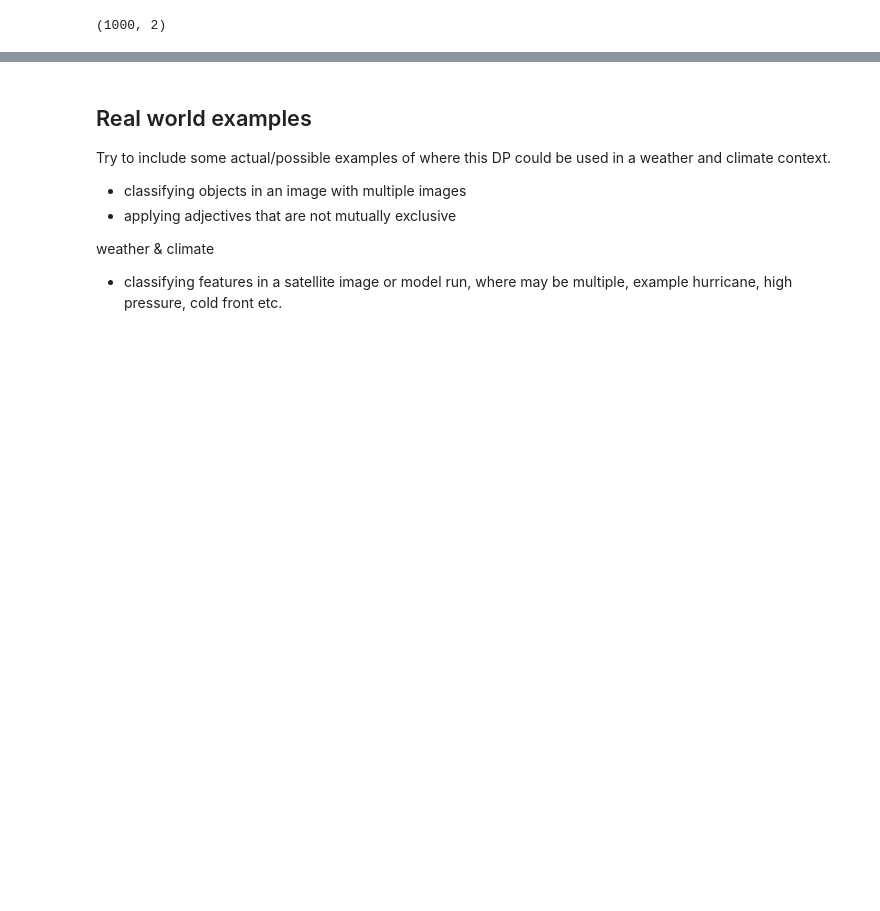
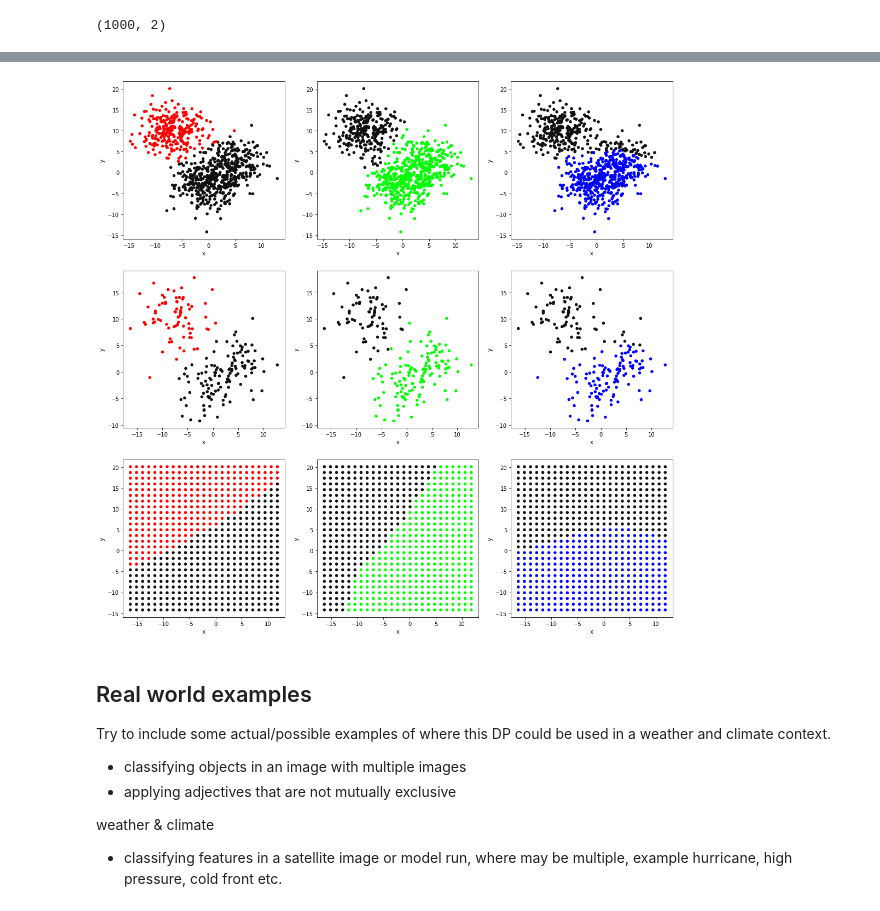
Before and after one commit to MetOffice/data_science_cop, a Jupyter notebook: further_ml_examples/design_patterns/dp6_ch3_multilabel.ipynb, the cells around one changed output, grey strips where cells are left out. Drawn from its saved outputs; the diff is of its cells as text; code cells hidden in the pictures; blank space fills up the shorter version.

```diff
--- a/further_ml_examples/design_patterns/dp6_ch3_multilabel.ipynb
+++ b/further_ml_examples/design_patterns/dp6_ch3_multilabel.ipynb
@@ -181,3 +134,10 @@ _ = df.plot(ax=ax1,kind='scatter',x='x',y='y',c='label',
+# %%
+val_ranges=[(min(X[:,ix1]), max(X[:,ix1])) for ix1 in range(0,X.shape[1])]
+grid_x, grid_y = numpy.meshgrid( numpy.arange(val_ranges[0][0], val_ranges[0][1], (val_ranges[0][1] - val_ranges[0][0]) / grid_size),
+               numpy.arange(val_ranges[1][0], val_ranges[1][1], (val_ranges[1][1] - val_ranges[1][0]) / grid_size))
+grid_x = grid_x.flatten()
+grid_y = grid_y.flatten()
+X_grid = numpy.concatenate([grid_x.reshape(grid_x.shape[0],1), grid_y.reshape(grid_y.shape[0],1)], axis=1)
 # %%
 # Note we're using sigmoid output with binary_crossentropy loss
 model = tf.keras.models.Sequential()
@@ -189,7 +162,9 @@ model.compile(loss='binary_crossentropy', optimizer='adam', metrics=['accuracy']
+# %%
+threshold=0.5
 # %%
-model.fit(X,
-          y_mltlbl,
-          epochs=3,
+model.fit(X_train_scale,
+          y_train,
+          epochs=10,
           batch_size=16,
           validation_split=0.1)
 # %% [output]
@@ -202,3 +191,5 @@ Epoch 3/3
 <keras.callbacks.History at 0x...>
 # %%
-model.predict(X)
+y_pred_train = (model.predict(X_train_scale) > threshold).astype(int)
+y_pred_test = (model.predict(X_test_scale) > threshold).astype(int)
+y_pred_grid = (model.predict(X_grid_scale) > threshold).astype(int)
@@ -213,3 +212,61 @@ array([[0.44186756, 0.6414912 , 0.5372672 ],
+# %%
+# scatter plot, dots colored by class value
+fig1 = matplotlib.pyplot.figure('blobs', figsize=(18,18))
+df = pandas.DataFrame(dict(x=X_train[:, 0], y=X_train[:, 1], label=y_pred_train[:,0]))
+ax1 = fig1.add_subplot(3,3,1)
+_ = df.plot(ax=ax1,kind='scatter',x='x',y='y',c='label',
+            cmap=matplotlib.colors.ListedColormap(['#101010', '#FF0000']),
+            colorbar=False)
+
+df = pandas.DataFrame(dict(x=X_train[:, 0], y=X_train[:, 1], label=y_pred_train[:,1]))
+ax1 = fig1.add_subplot(3,3,2)
+_ = df.plot(ax=ax1,kind='scatter',x='x',y='y',c='label',
+            cmap=matplotlib.colors.ListedColormap(['#101010', '#00FF00']),
+            colorbar=False)
+
+df = pandas.DataFrame(dict(x=X_train[:, 0], y=X_train[:, 1], label=y_pred_train[:,2]))
+ax1 = fig1.add_subplot(3,3,3)
+_ = df.plot(ax=ax1,kind='scatter',x='x',y='y',c='label',
+            cmap=matplotlib.colors.ListedColormap(['#101010', '#0000FF']),
+            colorbar=False)
+
+df = pandas.DataFrame(dict(x=X_test[:, 0], y=X_test[:, 1], label=y_pred_test[:,0]))
+ax1 = fig1.add_subplot(3,3,4)
+_ = df.plot(ax=ax1,kind='scatter',x='x',y='y',c='label',
+            cmap=matplotlib.colors.ListedColormap(['#101010', '#FF0000']),
+            colorbar=False)
+
+df = pandas.DataFrame(dict(x=X_test[:, 0], y=X_test[:, 1], label=y_pred_test[:,1]))
+ax1 = fig1.add_subplot(3,3,5)
+_ = df.plot(ax=ax1,kind='scatter',x='x',y='y',c='label',
+            cmap=matplotlib.colors.ListedColormap(['#101010', '#00FF00']),
+            colorbar=False)
+
+df = pandas.DataFrame(dict(x=X_test[:, 0], y=X_test[:, 1], label=y_pred_test[:,2]))
+ax1 = fig1.add_subplot(3,3,6)
+_ = df.plot(ax=ax1,kind='scatter',x='x',y='y',c='label',
+            cmap=matplotlib.colors.ListedColormap(['#101010', '#0000FF']),
+            colorbar=False)
+
+df = pandas.DataFrame(dict(x=X_grid[:, 0], y=X_grid[:, 1], label=y_pred_grid[:,0]))
+ax1 = fig1.add_subplot(3,3,7)
+_ = df.plot(ax=ax1,kind='scatter',x='x',y='y',c='label',
+            cmap=matplotlib.colors.ListedColormap(['#101010', '#FF0000']),
+            colorbar=False)
+
+df = pandas.DataFrame(dict(x=X_grid[:, 0], y=X_grid[:, 1], label=y_pred_grid[:,1]))
+ax1 = fig1.add_subplot(3,3,8)
+_ = df.plot(ax=ax1,kind='scatter',x='x',y='y',c='label',
+            cmap=matplotlib.colors.ListedColormap(['#101010', '#00FF00']),
+            colorbar=False)
+
+df = pandas.DataFrame(dict(x=X_grid[:, 0], y=X_grid[:, 1], label=y_pred_grid[:,2]))
+ax1 = fig1.add_subplot(3,3,9)
+_ = df.plot(ax=ax1,kind='scatter',x='x',y='y',c='label',
+            cmap=matplotlib.colors.ListedColormap(['#101010', '#0000FF']),
+            colorbar=False)
+# %% [output]
+[figure, added]
 # %% [markdown]
 ## Real world examples
 
```
Also changed, not shown: parts of 20 cells of this notebook.
